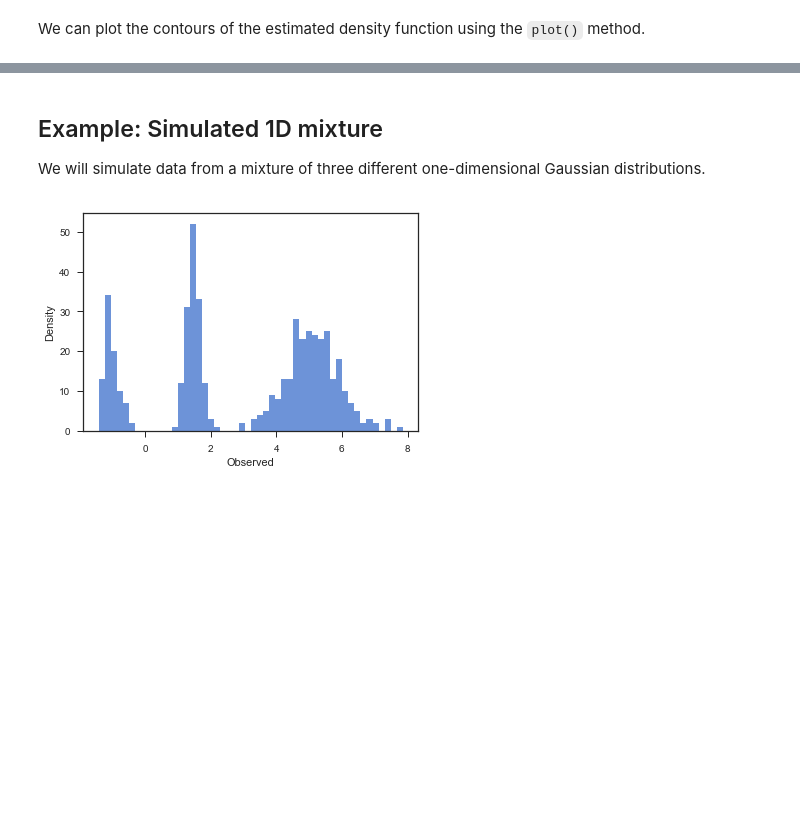
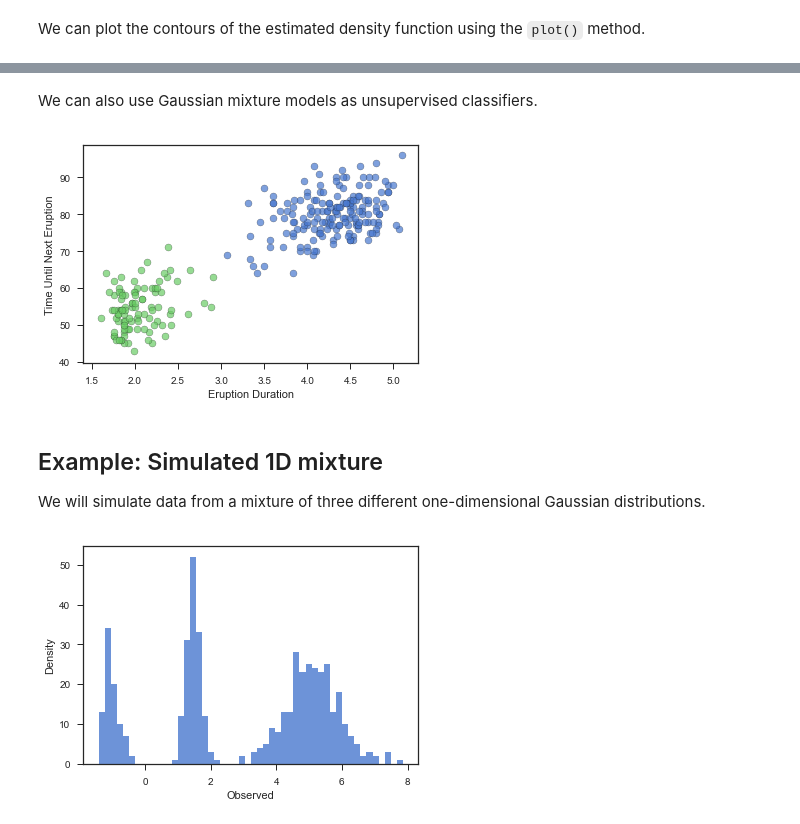
Before and after one commit to artemmavrin/StatTools, a Jupyter notebook: examples/Gaussian Mixture Models.ipynb, the cells around one changed output, grey strips where cells are left out. Drawn from its saved outputs; the diff is of its cells as text; code cells hidden in the pictures; blank space fills up the shorter version.

```diff
--- a/examples/Gaussian Mixture Models.ipynb
+++ b/examples/Gaussian Mixture Models.ipynb
@@ -50,3 +58,18 @@ plt.close()
+# %% [markdown]
+We can also use Gaussian mixture models as unsupervised classifiers.
+# %%
+labels = gmm.predict(data)
+x = data.Duration
+y = data.Wait
+plt.figure()
+for i in range(2):
+    plt.scatter(x[labels == i], y[labels == i], edgecolor="k", alpha=0.7)
+plt.xlabel("Eruption Duration")
+plt.ylabel("Time Until Next Eruption")
+plt.show()
+plt.close()
+# %% [output]
+[figure, added]
 # %% [markdown]
 ## Example: Simulated 1D mixture
 
```
Also changed, not shown: parts of 5 cells of this notebook, 1 other file.
